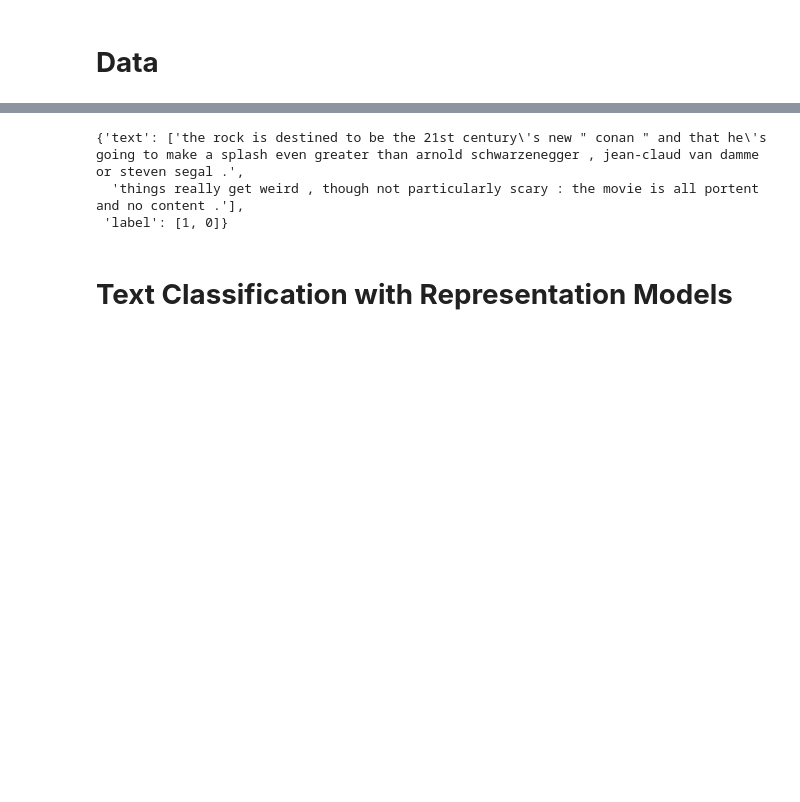
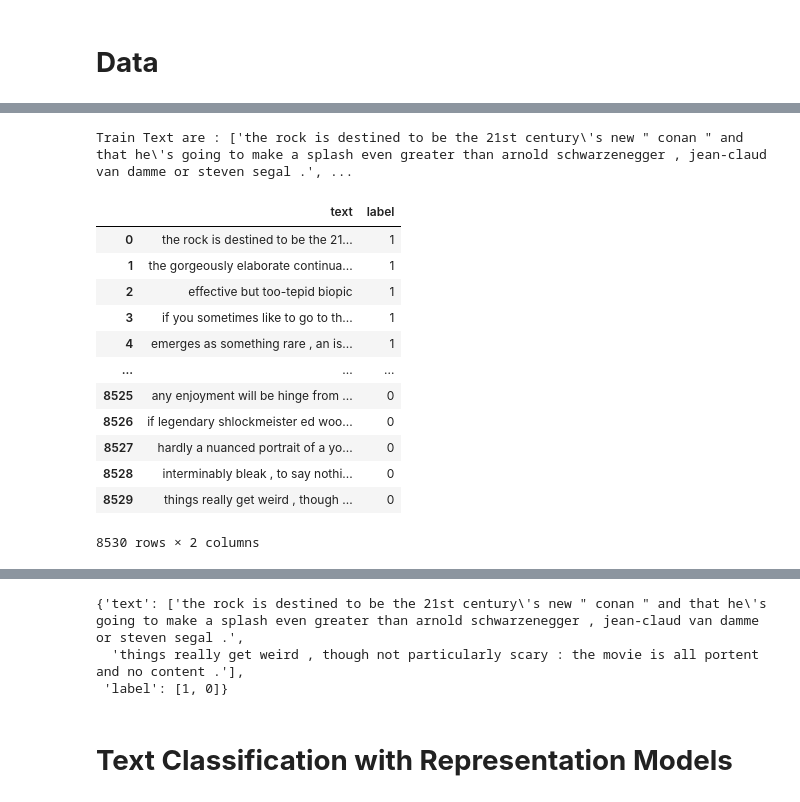
Before and after one commit to abdelrahmanali15/Hands-On-Large-Language-Models, a Jupyter notebook: chapter04/Chapter 4 - Text Classification.ipynb, the cells around one changed output, grey strips where cells are left out. Drawn from its saved outputs; the diff is of its cells as text; code cells hidden in the pictures; blank space fills up the shorter version.

```diff
--- a/chapter04/Chapter 4 - Text Classification.ipynb
+++ b/chapter04/Chapter 4 - Text Classification.ipynb
@@ -61,0 +75,26 @@ DatasetDict({
+# %%
+print(f"Train Text are : { [text for text in data['train']['text']]}")
+print(f"Train Labels are : {data['train']['label'][:5]}")
+# %% [output]
+Train Text are : ['the rock is destined to be the 21st century\'s new " conan " and that he\'s going to make a splash even greater than arnold schwarzenegger , jean-claud van damme or steven segal .', ...
+# %%
+import pandas as pd
+
+# Convert the train split to a pandas DataFrame
+df_train = pd.DataFrame(data["train"])
+
+df_train
+# %% [output]
+|  | text | label |
+| 0 | the rock is destined to be the 21... | 1 |
+| 1 | the gorgeously elaborate continua... | 1 |
+| 2 | effective but too-tepid biopic | 1 |
+| 3 | if you sometimes like to go to th... | 1 |
+| 4 | emerges as something rare , an is... | 1 |
+| ... | ... | ... |
+| 8525 | any enjoyment will be hinge from ... | 0 |
+| 8526 | if legendary shlockmeister ed woo... | 0 |
+| 8527 | hardly a nuanced portrait of a yo... | 0 |
+| 8528 | interminably bleak , to say nothi... | 0 |
+| 8529 | things really get weird , though ... | 0 |
+8530 rows × 2 columns
```
Also changed, not shown: parts of 3 cells of this notebook.
